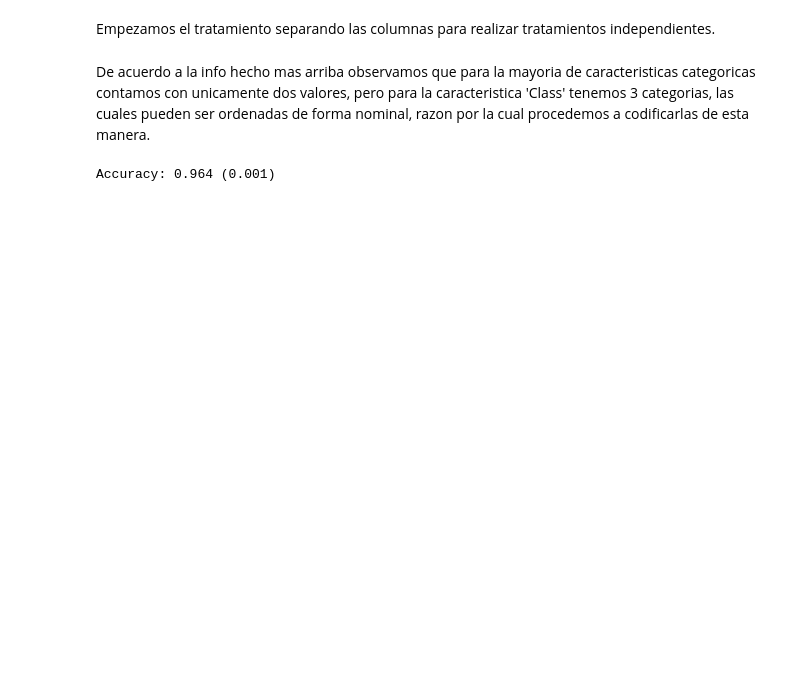
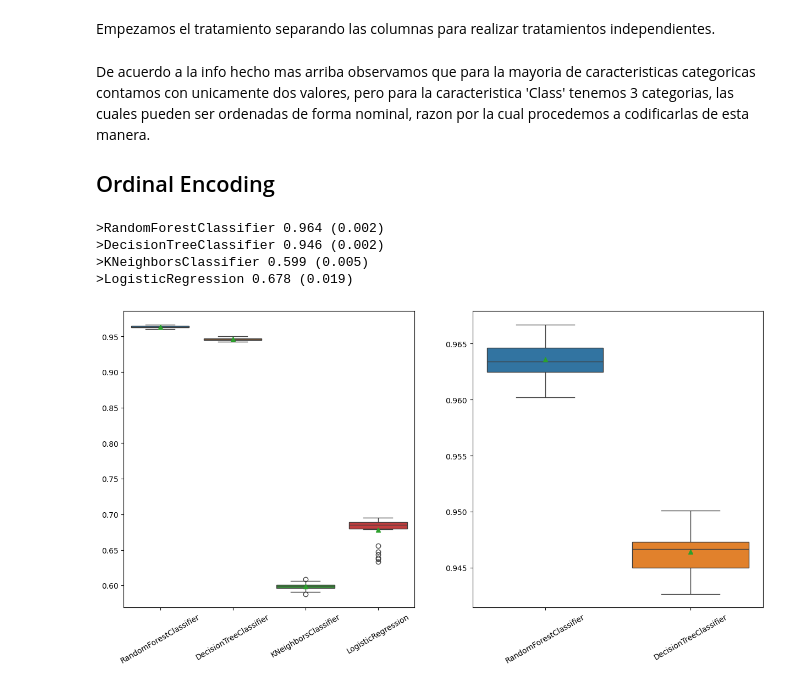
Before and after one commit to nlmaldonadog/PreparacionDeDatos-Trabajo1, a Jupyter notebook: Data_preparation-Nicolas_Maldonado.ipynb, the cells around one changed output. Cells and saved outputs as stored; diff of their text form; code cells hidden in the pictures; blank space fills up the shorter version.

```diff
--- a/Data_preparation-Nicolas_Maldonado.ipynb
+++ b/Data_preparation-Nicolas_Maldonado.ipynb
@@ -295,29 +285,46 @@ categorical_ix = df_trated.select_dtypes(include='object').columns
 numerical_ix = df_trated.select_dtypes(include=['float64','int']).columns
 # %% [markdown]
 De acuerdo a la info hecho mas arriba observamos que para la mayoria de caracteristicas categoricas contamos con unicamente dos valores, pero para la caracteristica 'Class' tenemos 3 categorias, las cuales pueden ser ordenadas de forma nominal, razon por la cual procedemos a codificarlas de esta manera.
+
+## Ordinal Encoding
 # %%
-from sklearn.preprocessing import OneHotEncoder, MinMaxScaler, OrdinalEncoder
+from sklearn.preprocessing import OrdinalEncoder
 from sklearn.compose import ColumnTransformer
-from numpy import mean, std, delete
+from numpy import delete, std, mean
 
 cat_without_target = delete(categorical_ix,-1) # Eliminamos la caracteristica Class de la lista de categoricas, esto para poder realizar un procesamiento especial con ella
 
 preprocessor = ColumnTransformer(
     transformers=[
         ('ord_class', OrdinalEncoder(categories=[['Eco','Eco Plus', 'Business']]), ['Class']),
         ('ordinal', OrdinalEncoder(), cat_without_target),
     ],
     remainder='passthrough'
 )
 
 # define the data preparation and modeling pipeline
-pipeline = Pipeline(steps=[('prep',preprocessor), ('m', model1)])
+pipelines = [Pipeline(steps=[('prep',preprocessor), ('mod', m)]) for m in models]
 
-# evaluate the pipeline
-cv = RepeatedStratifiedKFold(n_splits=10, n_repeats=3, random_state=1)
-n_scores = cross_val_score(pipeline, df_trated, y, scoring='accuracy', cv=cv, n_jobs=-1)
-# report pipeline performance
-print('Accuracy: %.3f (%.3f)' % (mean(n_scores), std(n_scores)))
+resultados = list()
+for n, p in zip(nombres, pipelines):
+
+    #Evaluamos el modelo
+    cv = RepeatedStratifiedKFold(n_splits=10, n_repeats=3, random_state=1)
+    scores = cross_val_score(p, df_trated, y, scoring='accuracy', cv=cv, n_jobs=-1)
+
+    #Calculamos el accuracy de los resultados
+    resultados.append(scores)
+    print('>%s %.3f (%.3f)' % (n, mean(scores), std(scores)))# plot model performance for comparison
+fig, axs = plt.subplots(1,2,figsize=(15,7))
+a = sns.boxplot(data=resultados,showmeans=True, ax=axs[0])
+a.set_xticklabels(nombres, rotation=30)
+b = sns.boxplot(data=resultados[:2], showmeans=True, ax=axs[1])
+b.set_xticklabels(nombres[:2], rotation=30)
+plt.show()
 # %% [output]
-Accuracy: 0.964 (0.001)
+>RandomForestClassifier 0.964 (0.002)
+>DecisionTreeClassifier 0.946 (0.002)
+>KNeighborsClassifier 0.599 (0.005)
+>LogisticRegression 0.678 (0.019)
+[figure, added]
 # %% [markdown]
```
Also changed, not shown: parts of 49 cells of this notebook.
